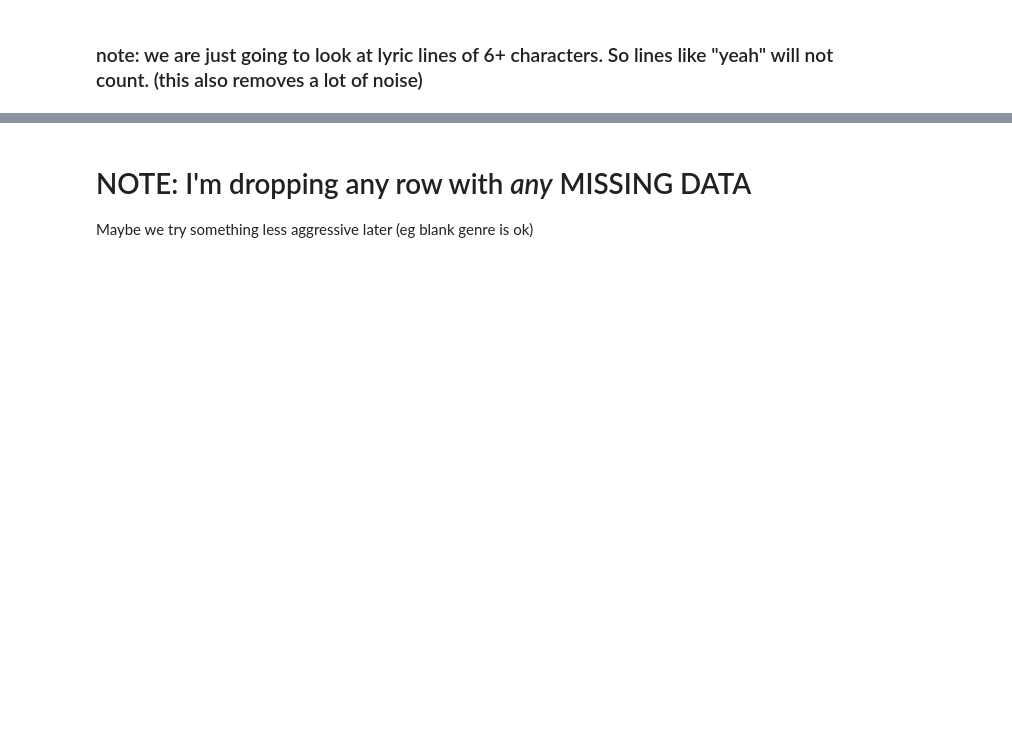
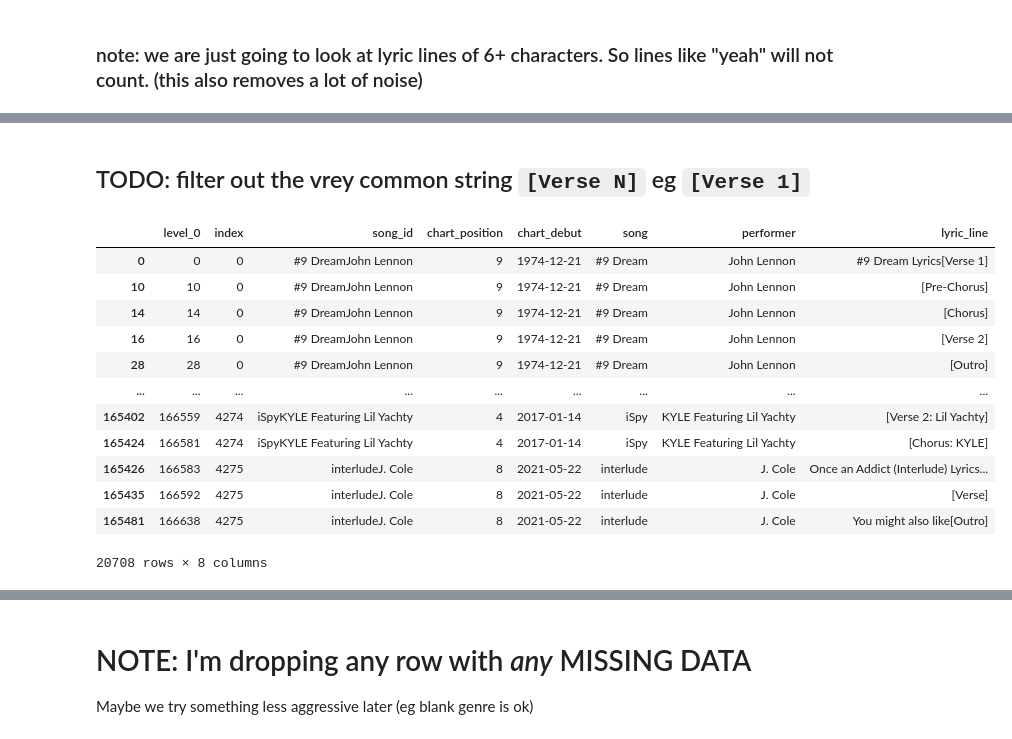
Before and after one commit to davidnmora/billboard-lyric-exploration, a Jupyter notebook: 3 DONE RIGHT Split lyrics by line then clean.ipynb, the cells around one changed output, grey strips where cells are left out. Drawn from its saved outputs; the diff is of its cells as text; code cells hidden in the pictures; blank space fills up the shorter version.

```diff
--- a/3 DONE RIGHT Split lyrics by line then clean.ipynb
+++ b/3 DONE RIGHT Split lyrics by line then clean.ipynb
@@ -248,0 +105,20 @@ date_col_done
+# %% [markdown]
+## TODO: filter out the vrey common string `[Verse N]` eg `[Verse 1]`
+# %%
+with_more_filters[
+    with_more_filters.lyric_line.str.contains('\[')
+]
+# %% [output]
+|  | level_0 | index | song_id | chart_position | chart_debut | song | performer | lyric_line |
+| 0 | 0 | 0 | #9 DreamJohn Lennon | 9 | 1974-12-21 | #9 Dream | John Lennon | #9 Dream Lyrics[Verse 1] |
+| 10 | 10 | 0 | #9 DreamJohn Lennon | 9 | 1974-12-21 | #9 Dream | John Lennon | [Pre-Chorus] |
+| 14 | 14 | 0 | #9 DreamJohn Lennon | 9 | 1974-12-21 | #9 Dream | John Lennon | [Chorus] |
+| 16 | 16 | 0 | #9 DreamJohn Lennon | 9 | 1974-12-21 | #9 Dream | John Lennon | [Verse 2] |
+| 28 | 28 | 0 | #9 DreamJohn Lennon | 9 | 1974-12-21 | #9 Dream | John Lennon | [Outro] |
+| ... | ... | ... | ... | ... | ... | ... | ... | ... |
+| 165402 | 166559 | 4274 | iSpyKYLE Featuring Lil Yachty | 4 | 2017-01-14 | iSpy | KYLE Featuring Lil Yachty | [Verse 2: Lil Yachty] |
+| 165424 | 166581 | 4274 | iSpyKYLE Featuring Lil Yachty | 4 | 2017-01-14 | iSpy | KYLE Featuring Lil Yachty | [Chorus: KYLE] |
+| 165426 | 166583 | 4275 | interludeJ. Cole | 8 | 2021-05-22 | interlude | J. Cole | Once an Addict (Interlude) Lyrics... |
+| 165435 | 166592 | 4275 | interludeJ. Cole | 8 | 2021-05-22 | interlude | J. Cole | [Verse] |
+| 165481 | 166638 | 4275 | interludeJ. Cole | 8 | 2021-05-22 | interlude | J. Cole | You might also like[Outro] |
+20708 rows × 8 columns
```
Also changed, not shown: parts of 36 cells of this notebook, 2 other files.
